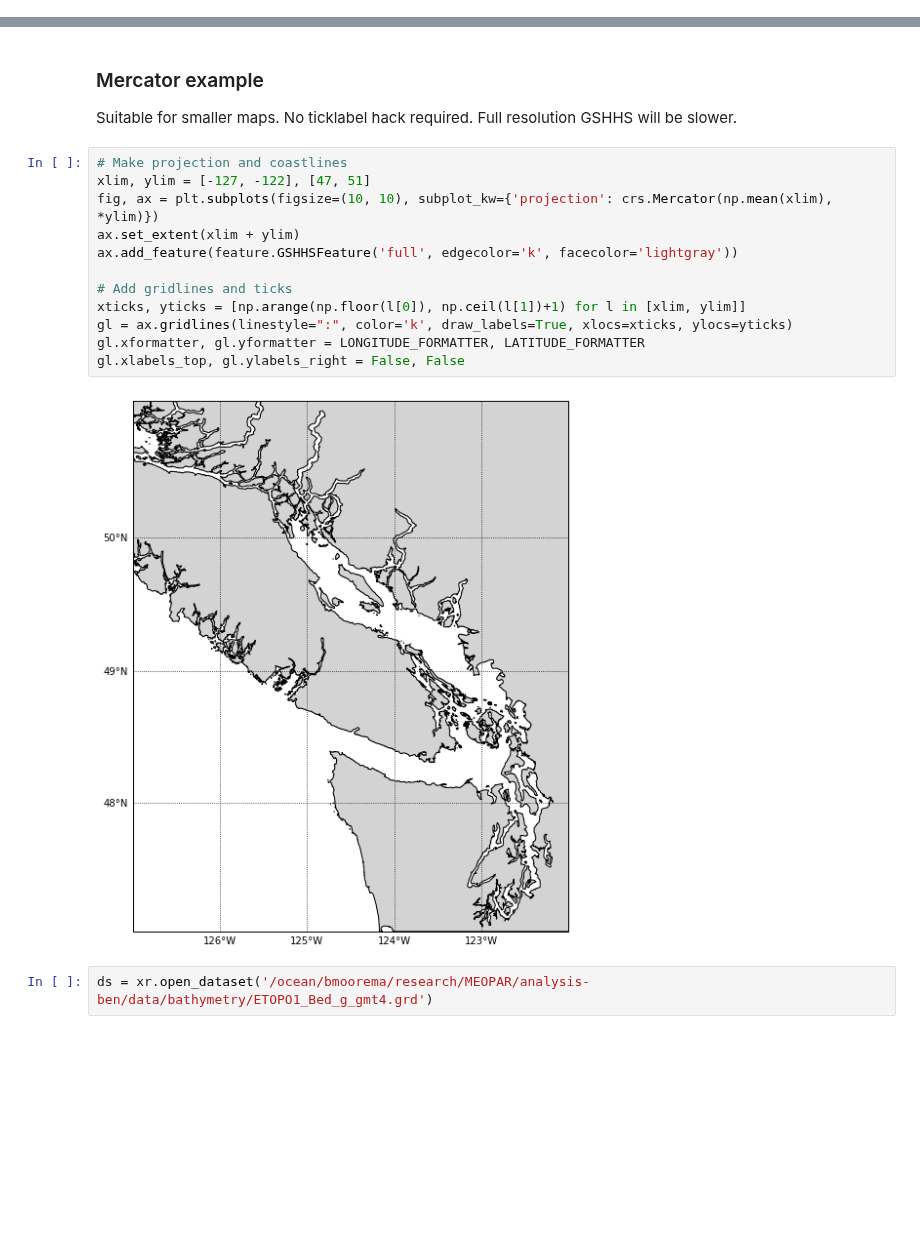
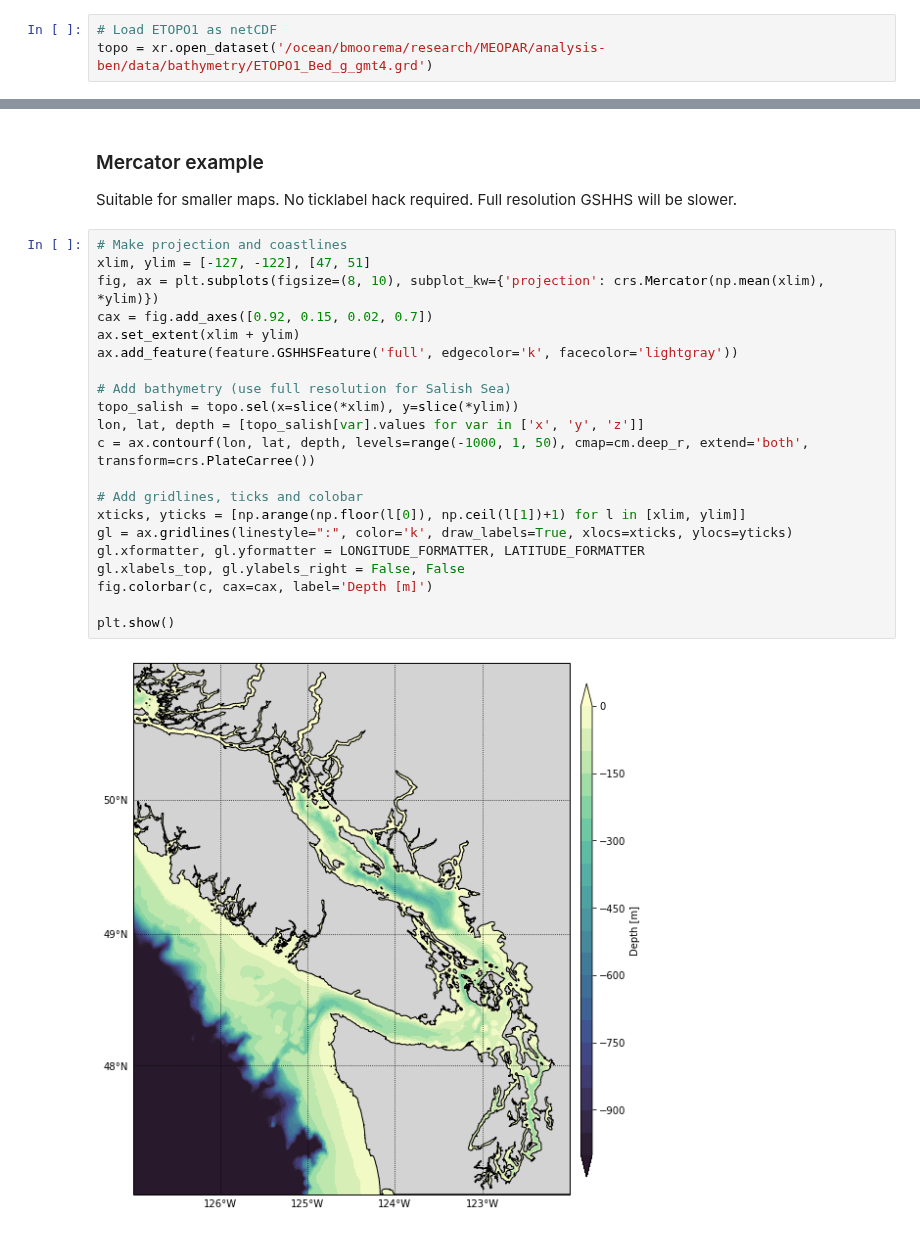
Before and after one commit to SalishSeaCast/analysis-ben, a Jupyter notebook: notebooks/maps_cartopy.ipynb, the cells around one changed output, grey strips where cells are left out. Cells and saved outputs as stored; diff of their text form; blank space fills up the shorter version.

```diff
--- a/notebooks/maps_cartopy.ipynb
+++ b/notebooks/maps_cartopy.ipynb
@@ -24,2 +50,5 @@ import LambertConformalTicks as lct
+# %%
+# Load ETOPO1 as netCDF
+topo = xr.open_dataset('/ocean/bmoorema/research/MEOPAR/analysis-ben/data/bathymetry/ETOPO1_Bed_g_gmt4.grd')
 # %% [markdown]
 ### Lambert example
@@ -47,16 +88,23 @@ Suitable for smaller maps. No ticklabel hack required. Full resolution GSHHS wil
 # %%
 # Make projection and coastlines
 xlim, ylim = [-127, -122], [47, 51]
-fig, ax = plt.subplots(figsize=(10, 10), subplot_kw={'projection': crs.Mercator(np.mean(xlim), *ylim)})
+fig, ax = plt.subplots(figsize=(8, 10), subplot_kw={'projection': crs.Mercator(np.mean(xlim), *ylim)})
+cax = fig.add_axes([0.92, 0.15, 0.02, 0.7])
 ax.set_extent(xlim + ylim)
 ax.add_feature(feature.GSHHSFeature('full', edgecolor='k', facecolor='lightgray'))
 
-# Add gridlines and ticks
+# Add bathymetry (use full resolution for Salish Sea)
+topo_salish = topo.sel(x=slice(*xlim), y=slice(*ylim))
+lon, lat, depth = [topo_salish[var].values for var in ['x', 'y', 'z']]
+c = ax.contourf(lon, lat, depth, levels=range(-1000, 1, 50), cmap=cm.deep_r, extend='both', transform=crs.PlateCarree())
+
+# Add gridlines, ticks and colobar
 xticks, yticks = [np.arange(np.floor(l[0]), np.ceil(l[1])+1) for l in [xlim, ylim]]
 gl = ax.gridlines(linestyle=":", color='k', draw_labels=True, xlocs=xticks, ylocs=yticks)
 gl.xformatter, gl.yformatter = LONGITUDE_FORMATTER, LATITUDE_FORMATTER
 gl.xlabels_top, gl.ylabels_right = False, False
+fig.colorbar(c, cax=cax, label='Depth [m]')
+
+plt.show()
 # %% [output]
-[figure, old version]
+[figure, new version]
-# %%
-ds = xr.open_dataset('/ocean/bmoorema/research/MEOPAR/analysis-ben/data/bathymetry/ETOPO1_Bed_g_gmt4.grd')
```
Also changed, not shown: parts of 7 cells of this notebook.
